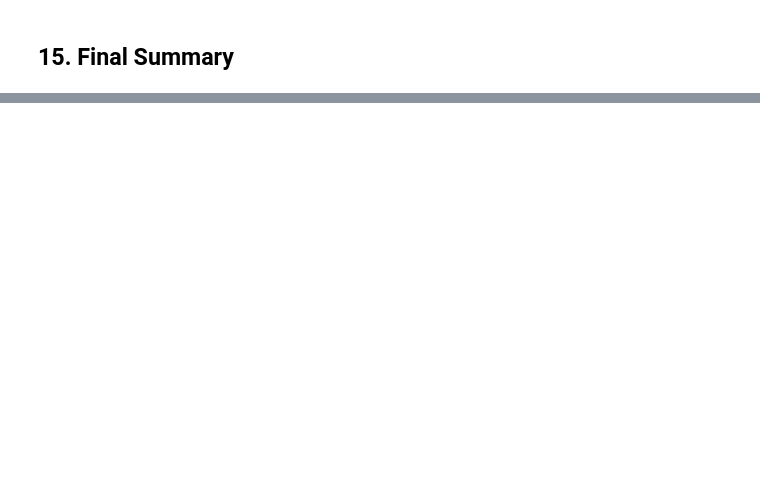
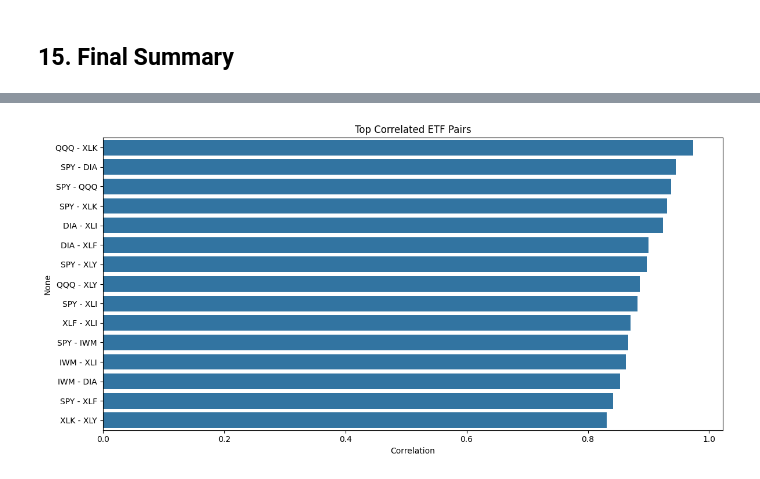
Before and after one commit to aarju-24/internship_project, a Jupyter notebook: notebooks/eda.ipynb, the cells around one changed output, grey strips where cells are left out. Saved outputs shown, nothing was run; the diff lists cells and outputs as text; code cells hidden in the pictures; blank space fills up the shorter version.

```diff
--- a/notebooks/eda.ipynb
+++ b/notebooks/eda.ipynb
@@ -666,0 +917,21 @@ final_summary
+# %%
+plt.figure(figsize=(12,6))
+
+sns.barplot(
+    data=top_etf_pairs,
+    x="Correlation",
+    y=(
+        top_etf_pairs["ETF_1"]
+        + " - "
+        + top_etf_pairs["ETF_2"]
+    )
+)
+
+plt.title(
+    "Top Correlated ETF Pairs"
+)
+
+plt.tight_layout()
+plt.show()
+# %% [output]
+[figure, added]
```
Also changed, not shown: parts of 56 cells of this notebook, 8 other files.
